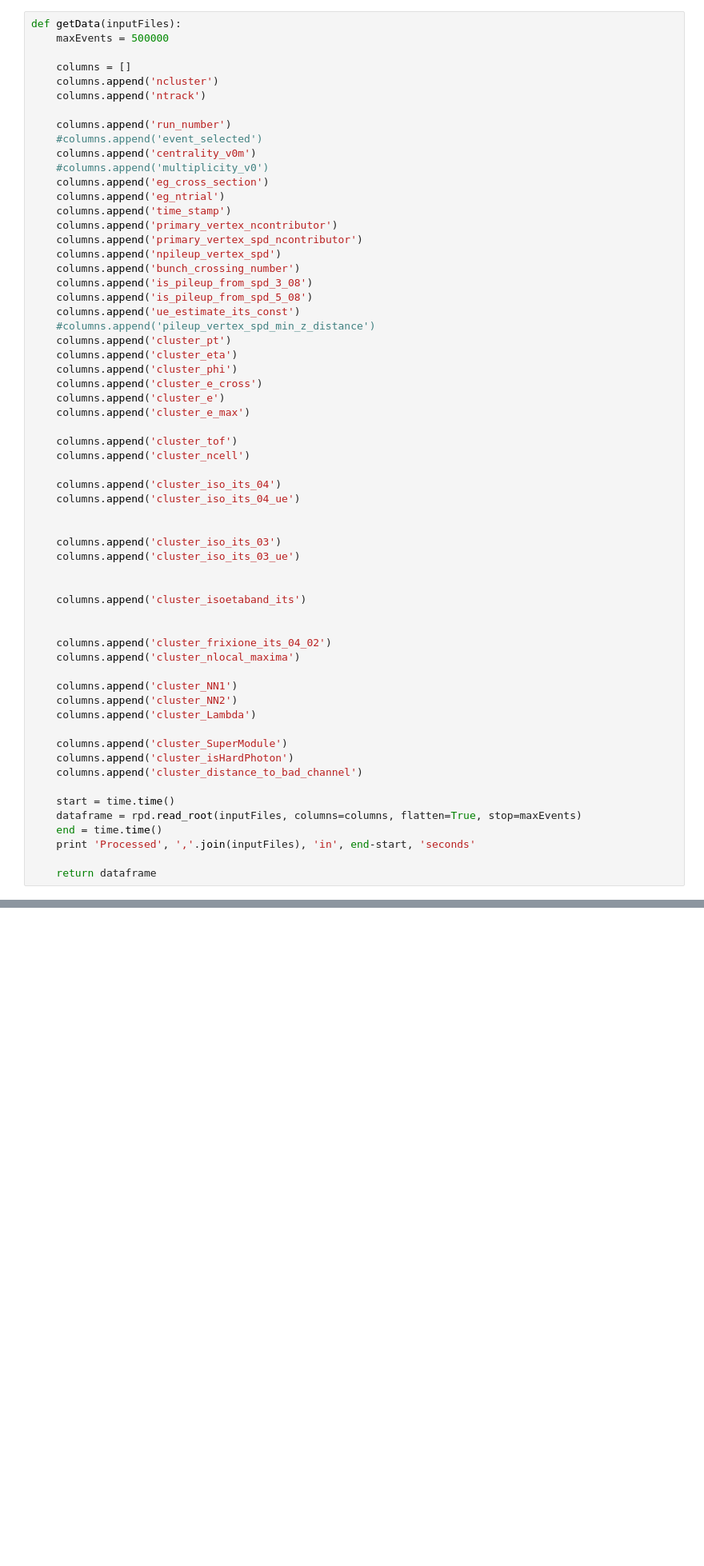
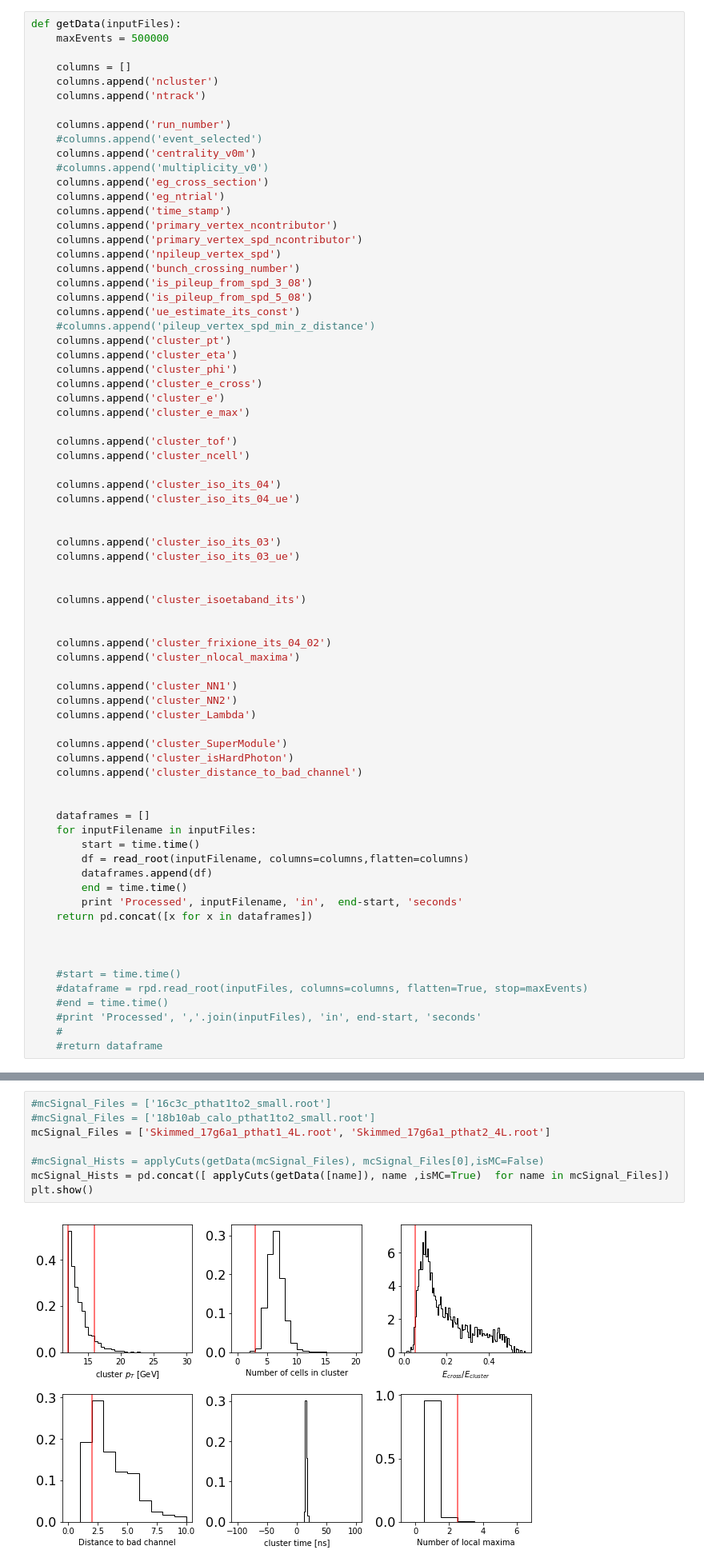
Before and after one commit to miguelignacio/CorrelationAnalysis, a Jupyter notebook: NtupleAnalysis/InputData/photon-purity.ipynb, the cells around one changed output, grey strips where cells are left out. Shown at 80% size. Cells and saved outputs as stored; diff of their text form; blank space fills up the shorter version.

```diff
--- a/NtupleAnalysis/InputData/photon-purity.ipynb
+++ b/NtupleAnalysis/InputData/photon-purity.ipynb
@@ -82,12 +84,24 @@ def getData(inputFiles):
     columns.append('cluster_isHardPhoton')
     columns.append('cluster_distance_to_bad_channel')
 
-    start = time.time()
-    dataframe = rpd.read_root(inputFiles, columns=columns, flatten=True, stop=maxEvents)
-    end = time.time()
-    print 'Processed', ','.join(inputFiles), 'in', end-start, 'seconds'
 
-    return dataframe
+    dataframes = []
+    for inputFilename in inputFiles:
+        start = time.time()
+        df = read_root(inputFilename, columns=columns,flatten=columns)
+        dataframes.append(df)
+        end = time.time()
+        print 'Processed', inputFilename, 'in',  end-start, 'seconds'
+    return pd.concat([x for x in dataframes])
+
+
+
+    #start = time.time()
+    #dataframe = rpd.read_root(inputFiles, columns=columns, flatten=True, stop=maxEvents)
+    #end = time.time()
+    #print 'Processed', ','.join(inputFiles), 'in', end-start, 'seconds'
+    #
+    #return dataframe
 # %% [markdown]
 ## Define cuts and generate cut flow plots
 # %%
@@ -964,0 +956,10 @@ cluster_iso_its_04==0 94884  (67.38  %)
+# %%
+#mcSignal_Files = ['16c3c_pthat1to2_small.root']
+#mcSignal_Files = ['18b10ab_calo_pthat1to2_small.root']
+mcSignal_Files = ['Skimmed_17g6a1_pthat1_4L.root', 'Skimmed_17g6a1_pthat2_4L.root']
+
+#mcSignal_Hists = applyCuts(getData(mcSignal_Files), mcSignal_Files[0],isMC=False)
+mcSignal_Hists = pd.concat([ applyCuts(getData([name]), name ,isMC=True)  for name in mcSignal_Files])
+plt.show()
+# %% [output]
+[figure, added]
```
Also changed, not shown: parts of 36 cells of this notebook.
